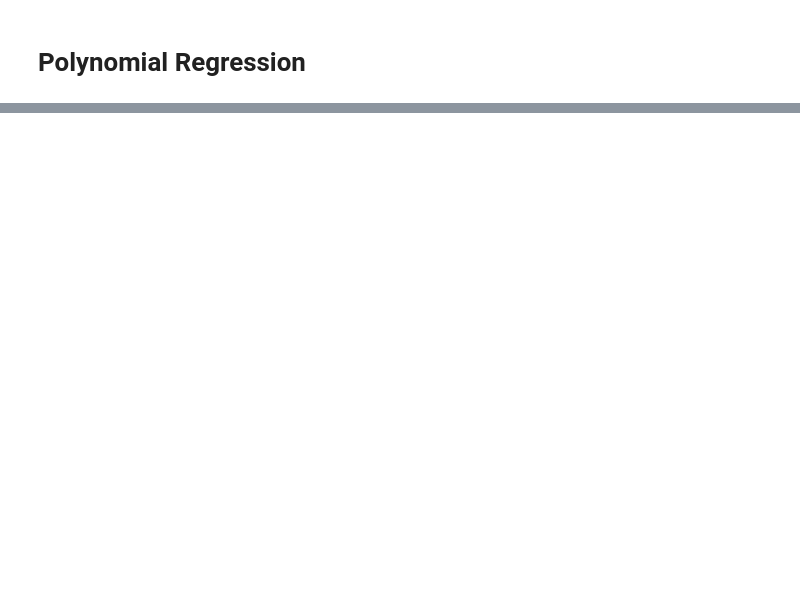
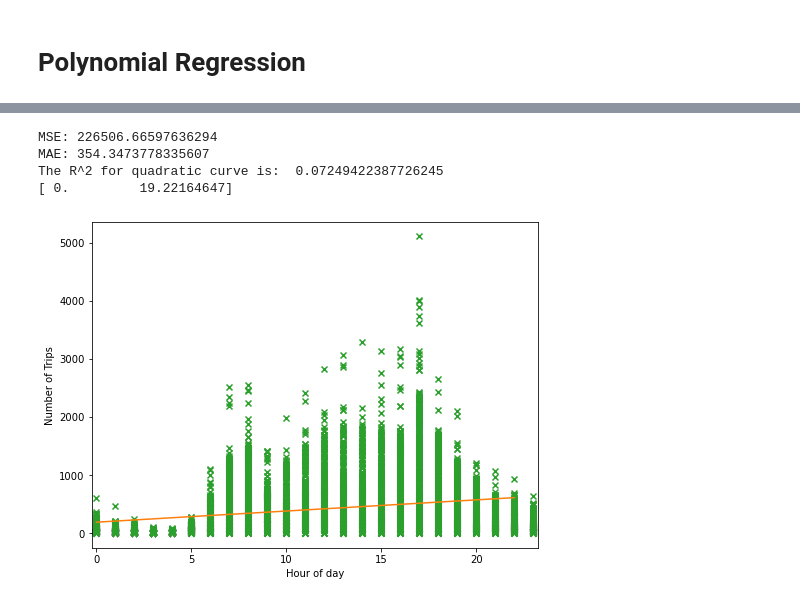
Before and after one commit to agruenb/PrescriptiveStruggle_BikeSharing, a Jupyter notebook: Polynomial_Regression.ipynb, the cells around one changed output, grey strips where cells are left out. Saved outputs shown, nothing was run; the diff lists cells and outputs as text; code cells hidden in the pictures; blank space fills up the shorter version.

Commit message:
restored some of poly regression

```diff
--- a/Polynomial_Regression.ipynb
+++ b/Polynomial_Regression.ipynb
@@ -31,0 +35,39 @@ plt.show()
+# %%
+# function for polynomial regression for one feature (hour)
+def plot_regression_poly_scikit(X,y,d):
+
+    # initialize PolynomialFeatures
+    poly_reg = PolynomialFeatures (degree = d)
+
+    # Polynomial transformation
+    x_poly = poly_reg.fit_transform(X.reshape(-1,1))
+
+    # Fitting linear regression to polynomial features
+    lin_reg_Poly = LinearRegression()
+    lin_reg_Poly.fit(x_poly, y)
+    model_pred = lin_reg_Poly.predict(x_poly)
+
+    # Plotting the regression line and the data (we have to transform the inputs as well!)
+    x_fit = np.arange(X.min(),X.max() ,1)[:, np.newaxis]
+    y_pred = lin_reg_Poly.predict(poly_reg.fit_transform(x_fit.reshape(-1,1)))
+
+    plt.figure(figsize = (8,6))
+    plt.scatter(X,y,marker="x", c='C2')
+    ylim = plt.ylim()
+    plt.plot(x_fit,y_pred, c='C1')
+    plt.xlabel("Hour of day")
+    plt.ylabel("Number of Trips")
+    plt.xlim([X.min()-0.25,X.max()+0.25]) # leave some space before and after limits
+    plt.ylim(ylim)
+    print("MSE: "+str(mean_squared_error(y,lin_reg_Poly.predict(x_poly))))
+    print("MAE: "+str(mean_absolute_error(y,lin_reg_Poly.predict(x_poly))))
+    print ('The R^2 for quadratic curve is: ',r2_score(y, model_pred))
+    print(lin_reg_Poly.coef_)
+# %%
+plot_regression_poly_scikit(X =df["hour"].values, y=df["trips"].values, d = 1)
+# %% [output]
+MSE: 226506.66597636294
+MAE: 354.3473778335607
+The R^2 for quadratic curve is:  0.07249422387726245
+[ 0.         19.22164647]
+[figure, added]
```
Also changed, not shown: parts of 7 cells of this notebook, 1 other file.
